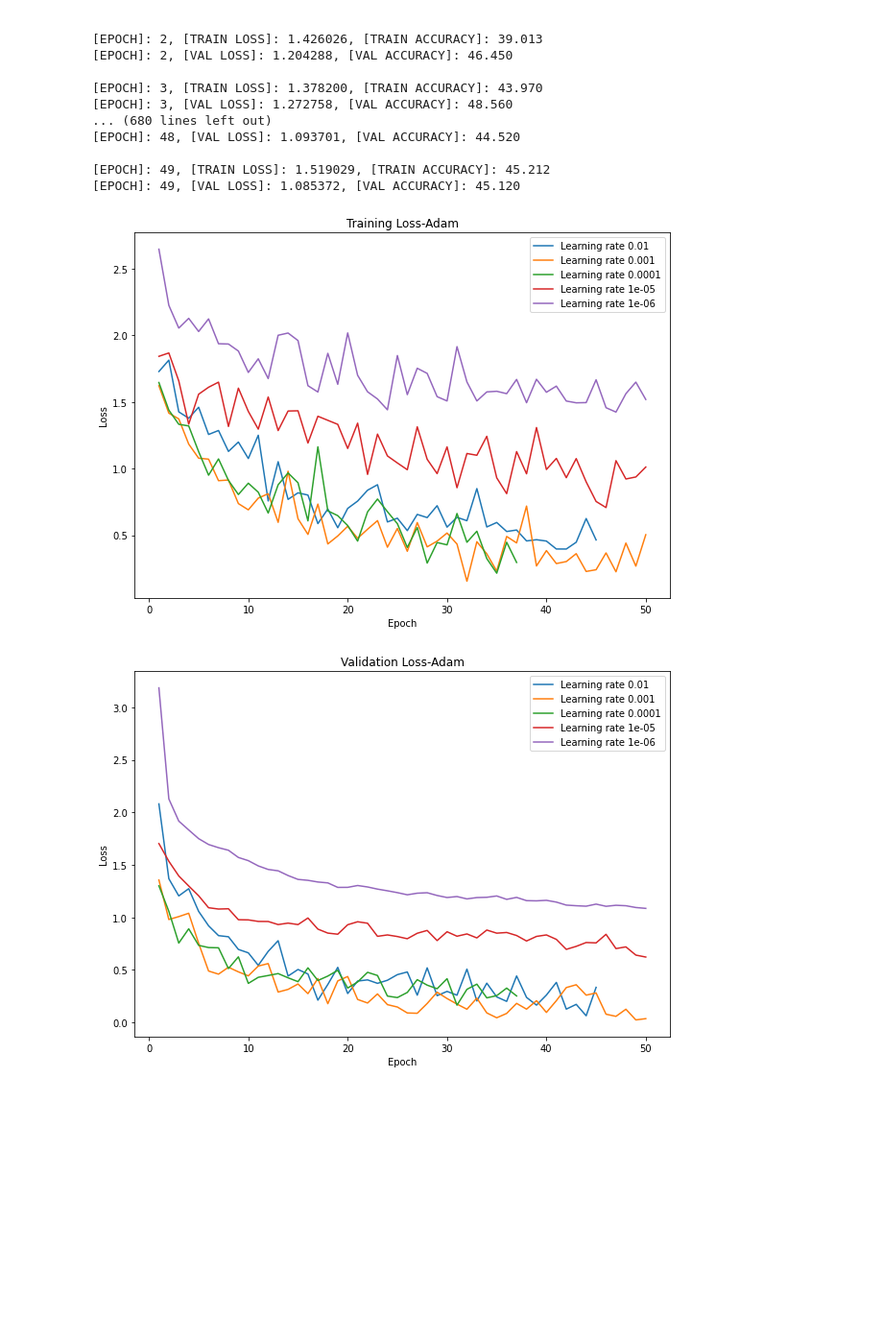
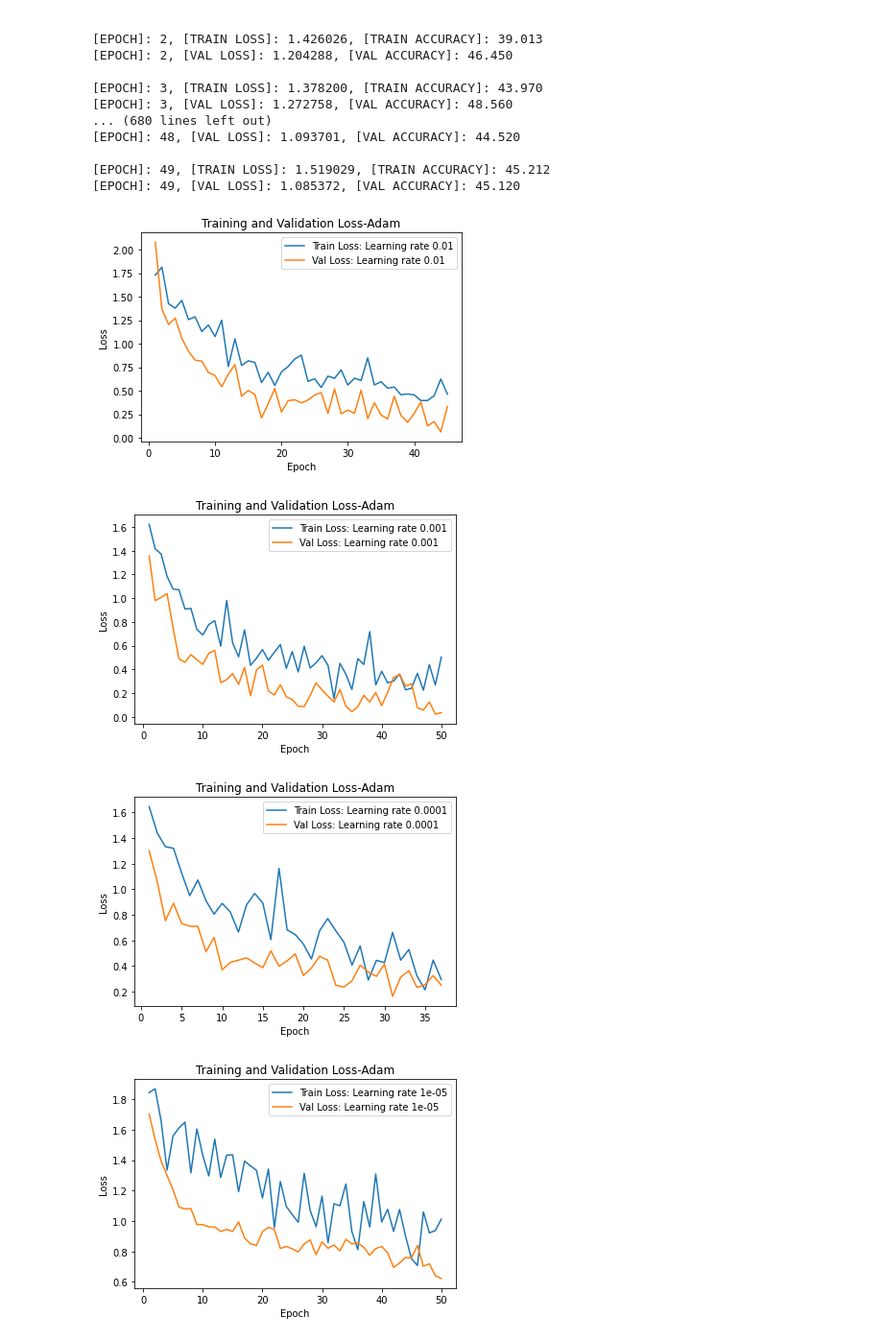
Before and after one commit to ZichangYe/NBA-Analytics, a Jupyter notebook: Q2_11.ipynb, the cells around one changed output. Shown at 96% size. Cells and saved outputs as stored; diff of their text form; code cells hidden in the pictures; blank space fills up the shorter version.

```diff
--- a/Q2_11.ipynb
+++ b/Q2_11.ipynb
@@ -763,7 +831,7 @@ class ResidualConvnet(nn.Module):
             # nn.BatchNorm2d(64),
         )
         self.convBlock2 = nn.Sequential(
-            nn.Conv2d(in_channels=64, out_channels=128, kernel_size=3, padding=9),
+            nn.Conv2d(in_channels=64, out_channels=128, kernel_size=3, padding=1),
             nn.ReLU(),
             nn.BatchNorm2d(128),
             nn.Conv2d(in_channels=128, out_channels=128, kernel_size=3, padding=1),
@@ -775,7 +843,7 @@ class ResidualConvnet(nn.Module):
             # nn.BatchNorm2d(128),
         )
         self.convBlock3 = nn.Sequential(
-            nn.Conv2d(in_channels=128, out_channels=256, kernel_size=3, padding=9),
+            nn.Conv2d(in_channels=128, out_channels=256, kernel_size=3, padding=1),
             nn.ReLU(),
             nn.BatchNorm2d(256),
             nn.Conv2d(in_channels=256, out_channels=256, kernel_size=3, padding=1),
@@ -792,19 +860,19 @@ class ResidualConvnet(nn.Module):
 
         self.maxpool1 = nn.MaxPool2d(kernel_size=2,stride=2)
         self.maxpool2 = nn.MaxPool2d(kernel_size=2, stride=2)
-        self.maxpool3 = nn.MaxPool2d(kernel_size=32)
+        self.maxpool3 = nn.MaxPool2d(kernel_size=8)
         self.linearproj = nn.Linear(256, num_classes)
 
         # TODO residual net
         self.residualConv2 = nn.Conv2d(in_channels=64,
                                        out_channels=128,
                                        kernel_size=3,
-                                       padding=9
+                                       padding=1
         )
         self.residualConv3 = nn.Conv2d(in_channels=128,
                                        out_channels=256,
                                        kernel_size=3,
-                                       padding=9
+                                       padding=1
         )
 
     def forward(self, x):
@@ -1435,27 +1541,25 @@ Learning Rate:  0.01
 # %%
 train_losses_list, val_losses_list = read_records(
     'model_ResidualConvnet_transform_grid_search_adam',
     '2020-10-16 14:06:40.518999')
 learning_rates=[1e-2, 1e-3, 1e-4, 1e-5, 1e-6]
-fig, ax = plt.subplots(figsize = (10,7))
 for i in range(len(learning_rates)):
-  y = train_losses_list[i]
-  x = range(1, len(y)+1)
-  ax.plot(x, y, label = 'Learning rate {}'.format(learning_rates[i]))
+  plt.figure()
+  y_train = train_losses_list[i]
+  x_train = range(1, len(y_train)+1)
+
+  y_val = val_losses_list[i]
+  x_val = range(1, len(y_val)+1)
+
+  plt.plot(x_train, y_train, label = 'Train Loss: Learning rate {}'.format(learning_rates[i]))
+  plt.plot(x_val, y_val, label = 'Val Loss: Learning rate {}'.format(learning_rates[i]))
+
   plt.legend()
   plt.xlabel('Epoch')
   plt.ylabel('Loss')
-  plt.title('Training Loss-Adam')
-
-fig2, ax2 = plt.subplots(figsize = (10,7))
-for i in range(len(learning_rates)):
-  y = val_losses_list[i]
-  x = range(1, len(y)+1)
-  ax2.plot(x, y, label = 'Learning rate {}'.format(learning_rates[i]))
-  plt.legend()
-  plt.xlabel('Epoch')
-  plt.ylabel('Loss')
-  plt.title('Validation Loss-Adam')
+  plt.title('Training and Validation Loss-Adam')
 # %% [output]
-[figure, old version]
+[figure, new version]
-[figure, old version]
+[figure, new version]
+[figure, added]
+[figure, added]
```
Also changed, not shown: parts of 23 cells of this notebook.
